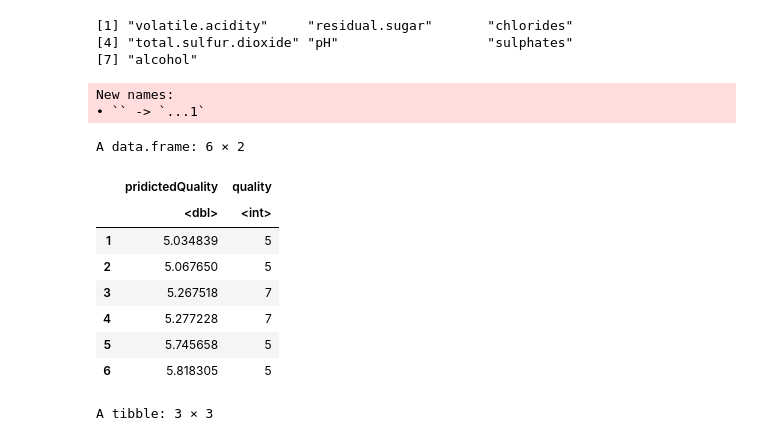
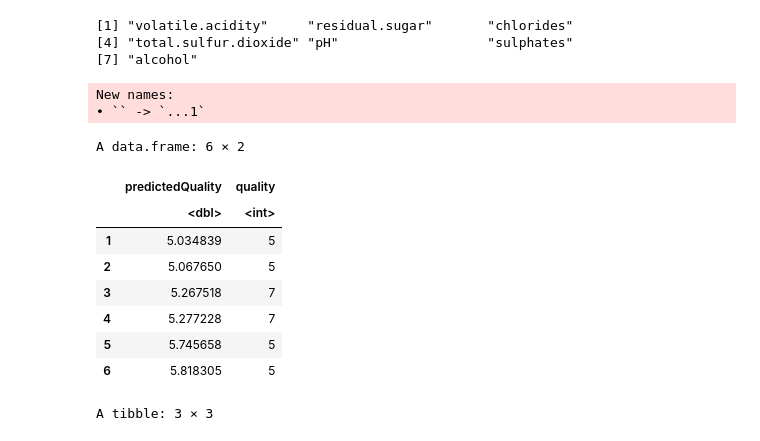
Before and after one commit to DSCI-310-2024/DSCI_310_Group_6, a Jupyter notebook: Wine.ipynb, the cells around one changed output. Drawn from its saved outputs; the diff is of its cells as text; code cells hidden in the pictures.

```diff
--- a/Wine.ipynb
+++ b/Wine.ipynb
@@ -263,18 +251,18 @@ data = training
 # %%
 #use the model to make prediction for testing dataset and combine it with the testing dataset
 select_pred <- predict(model, newdata = data_test) %>%
     bind_cols(data_test)
 
 df <- select_pred %>%
-     rename(pridictedQuality = `...1`) %>%
-     select(pridictedQuality, quality) %>%
+     rename(predictedQuality = `...1`) %>%
+     select(predictedQuality, quality) %>%
      head()
 df
 # %% [output]
 New names:
 • `` -> `...1`
 A data.frame: 6 × 2
-|  | pridictedQuality | quality |
+|  | predictedQuality | quality |
 |  | <dbl> | <int> |
 | 1 | 5.034839 | 5 |
 | 2 | 5.067650 | 5 |
```
Also changed, not shown: parts of 8 cells of this notebook.
